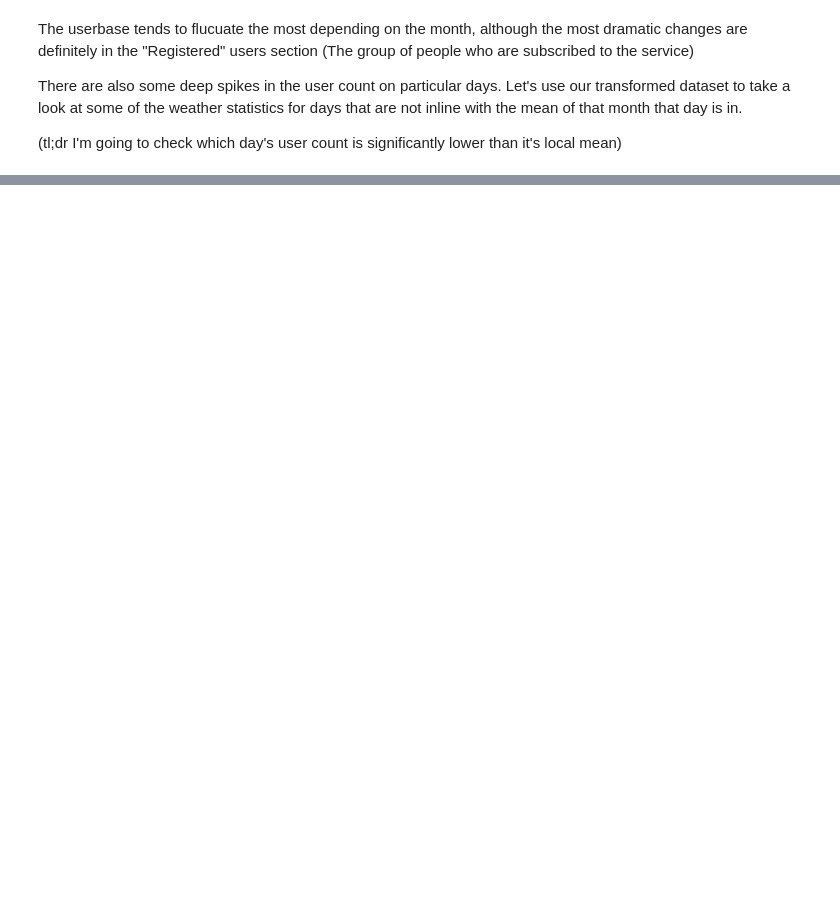
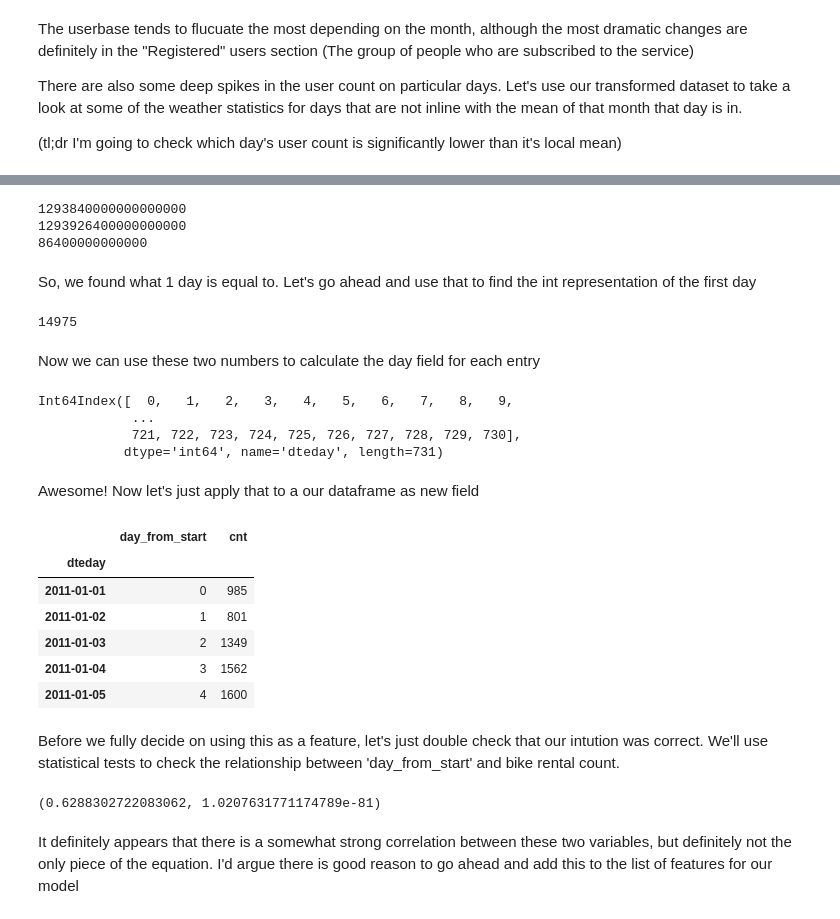
Before and after one commit to Norrick-McGee/ds-personal-projects, a Jupyter notebook: regression/Bike Rental Regression.ipynb, the cells around one changed output, grey strips where cells are left out. Cells and saved outputs as stored; diff of their text form; code cells hidden in the pictures; blank space fills up the shorter version.

```diff
--- a/regression/Bike Rental Regression.ipynb
+++ b/regression/Bike Rental Regression.ipynb
@@ -107,0 +181,41 @@ There are also some deep spikes in the user count on particular days. Let's use
+# %%
+print(df.index.astype(int)[0])
+print(df.index.astype(int)[1])
+day_as_int = df.index.astype(int)[1] - df.index.astype(int)[0]
+print(day_as_int)
+# %% [output]
+1293840000000000000
+1293926400000000000
+86400000000000
+# %% [markdown]
+So, we found what 1 day is equal to. Let's go ahead and use that to find the int representation of the first day
+# %%
+first_day_as_int = (df.index.astype(int)//day_as_int)[0]
+print(first_day_as_int)
+# %% [output]
+14975
+# %% [markdown]
+Now we can use these two numbers to calculate the day field for each entry
+# %%
+(df.index.astype(int)//day_as_int) -14975
+# %% [output]
+Int64Index([  0,   1,   2,   3,   4,   5,   6,   7,   8,   9,
+            ...
+            721, 722, 723, 724, 725, 726, 727, 728, 729, 730],
+           dtype='int64', name='dteday', length=731)
+# %% [markdown]
+Awesome! Now let's just apply that to a our dataframe as new field
+# %%
+df['day_from_start'] = (df.index.astype(int)//day_as_int) -14975
+# %%
+df[['day_from_start','cnt']].head()
+# %% [output]
+|  | day_from_start | cnt |
+| dteday |  |  |
+| 2011-01-01 | 0 | 985 |
+| 2011-01-02 | 1 | 801 |
+| 2011-01-03 | 2 | 1349 |
+| 2011-01-04 | 3 | 1562 |
+| 2011-01-05 | 4 | 1600 |
+# %% [markdown]
+Before we fully decide on using this as a feature, let's just double check that our intution was correct. We'll use statistical tests to check the relationship between 'day_from_start' and bike rental count.
@@ -107,0 +224,6 @@ There are also some deep spikes in the user count on particular days. Let's use
+# %%
+pearsonr( df['day_from_start'], df['cnt'])
+# %% [output]
+(0.6288302722083062, 1.0207631771174789e-81)
+# %% [markdown]
+It definitely appears that there is a somewhat strong correlation between these two variables, but definitely not the only piece of the equation. I'd argue there is good reason to go ahead and add this to the list of features for our model
```
Also changed, not shown: parts of 22 cells of this notebook, 1 other file.
